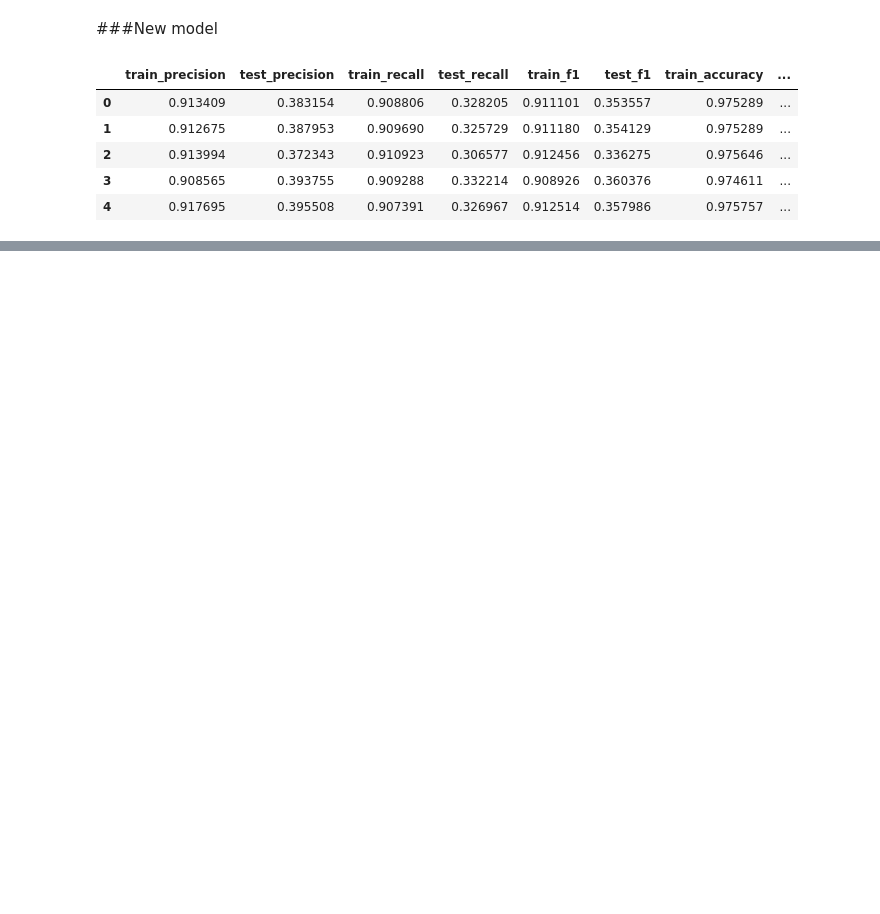
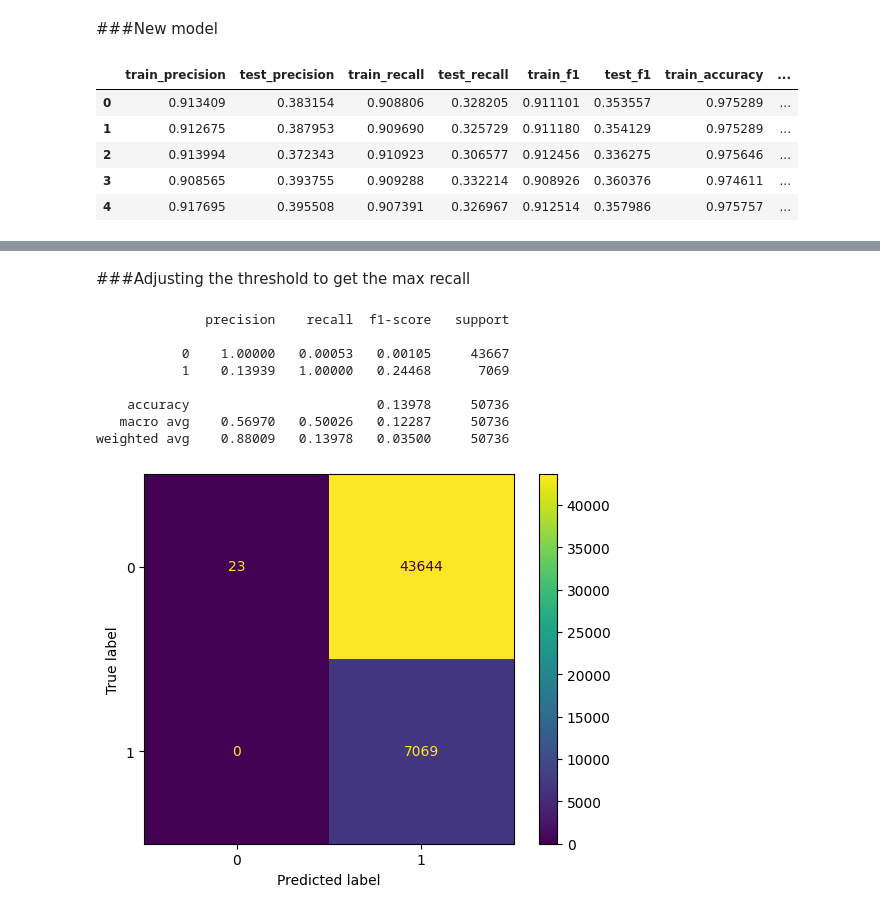
Before and after one commit to flaviorv/ai_model_lifecycle, a Jupyter notebook: diabetes_health_indicators.ipynb, the cells around one changed output, grey strips where cells are left out. Saved outputs shown, nothing was run; the diff lists cells and outputs as text; code cells hidden in the pictures; blank space fills up the shorter version.

```diff
--- a/diabetes_health_indicators.ipynb
+++ b/diabetes_health_indicators.ipynb
@@ -267,0 +399,22 @@ display(rfscore[metrics])
+# %% [markdown]
+###Adjusting the threshold to get the max recall
+# %%
+threshold = 0.03
+custom_pred = (yprob >= threshold).astype(int)
+
+cm = confusion_matrix(ytest, custom_pred)
+
+print(classification_report(ytest, custom_pred, digits=5))
+cmd = ConfusionMatrixDisplay(confusion_matrix=cm,  display_labels=[0, 1])
+cmd.plot()
+plt.show()
+# %% [output]
+              precision    recall  f1-score   support
+
+           0    1.00000   0.00053   0.00105     43667
+           1    0.13939   1.00000   0.24468      7069
+
+    accuracy                        0.13978     50736
+   macro avg    0.56970   0.50026   0.12287     50736
+weighted avg    0.88009   0.13978   0.03500     50736
+[figure, added]
```
Also changed, not shown: parts of 14 cells of this notebook.
